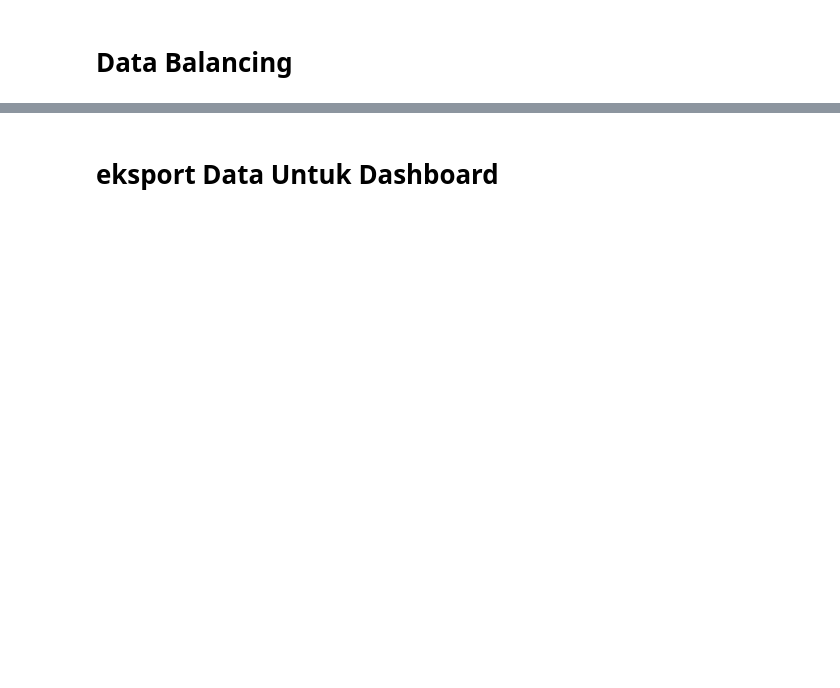
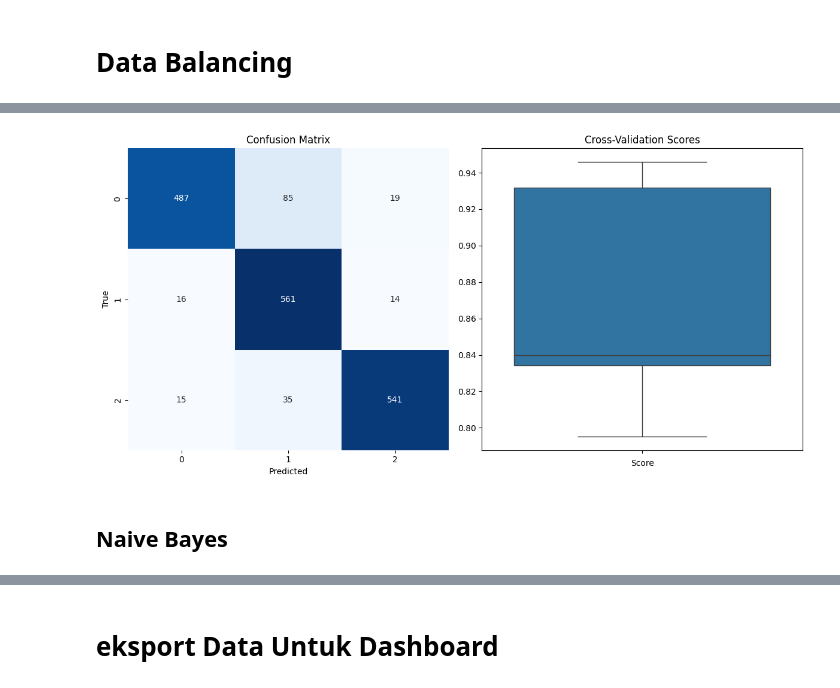
Before and after one commit to potaHere/Tugas-Akhir, a Jupyter notebook: Pengumpulan Data/Tugas Akhir.ipynb, the cells around one changed output, grey strips where cells are left out. Saved outputs shown, nothing was run; the diff lists cells and outputs as text; code cells hidden in the pictures; blank space fills up the shorter version.

```diff
--- a/Pengumpulan Data/Tugas Akhir.ipynb
+++ b/Pengumpulan Data/Tugas Akhir.ipynb
@@ -366,0 +578,27 @@ balanced_df.to_csv('data-analisis/datasets-balanced.csv', index=False)
+# %%
+import matplotlib.pyplot as plt
+import seaborn as sns
+
+# Generate confusion matrix
+conf_matrix = confusion_matrix(y_test, y_pred)
+
+# Visualization
+plt.figure(figsize=(12, 6))
+
+# Subplot for Confusion Matrix
+plt.subplot(1, 2, 1)
+sns.heatmap(conf_matrix, annot=True, fmt='d', cmap='Blues', cbar=False)
+plt.title('Confusion Matrix')
+plt.xlabel('Predicted')
+plt.ylabel('True')
+
+# Subplot for Cross-Validation Scores
+plt.subplot(1, 2, 2)
+sns.boxplot(data=cv_scores, orient='w')
+plt.title('Cross-Validation Scores')
+plt.xlabel('Score')
+
+plt.tight_layout()
+plt.show()
+# %% [output]
+[figure, added]
@@ -366,0 +627,2 @@ balanced_df.to_csv('data-analisis/datasets-balanced.csv', index=False)
+# %% [markdown]
+## Naive Bayes
```
Also changed, not shown: parts of 45 cells of this notebook.
